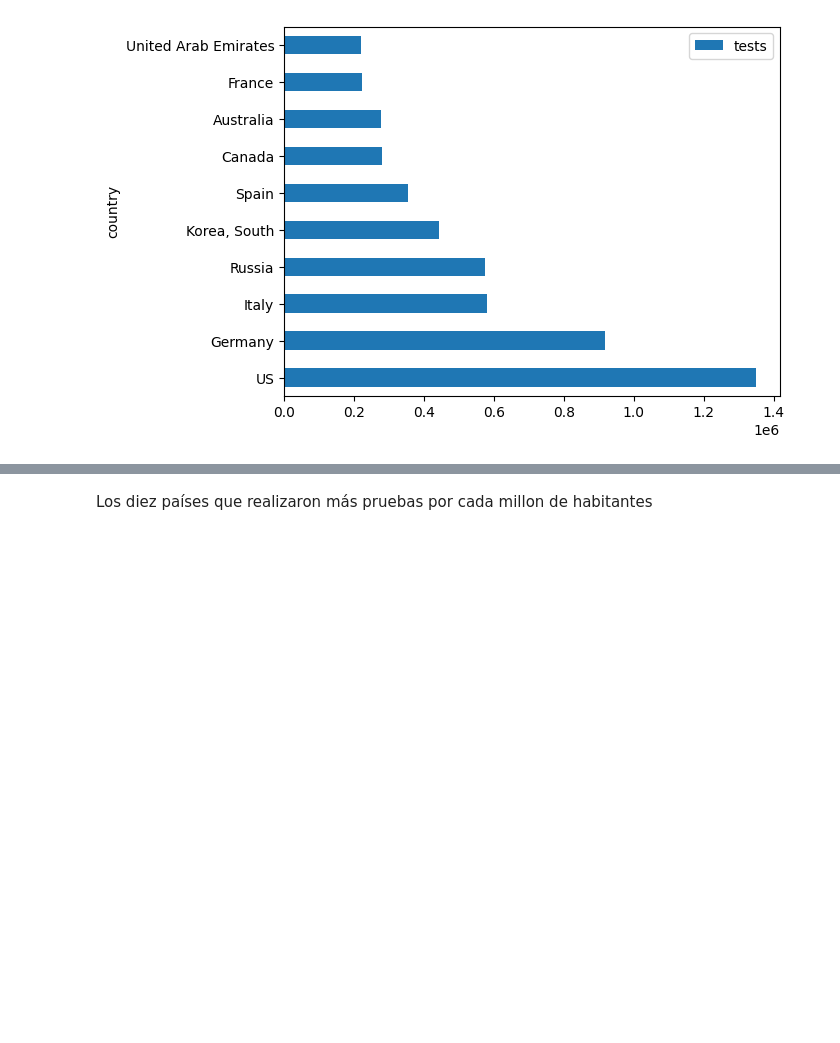
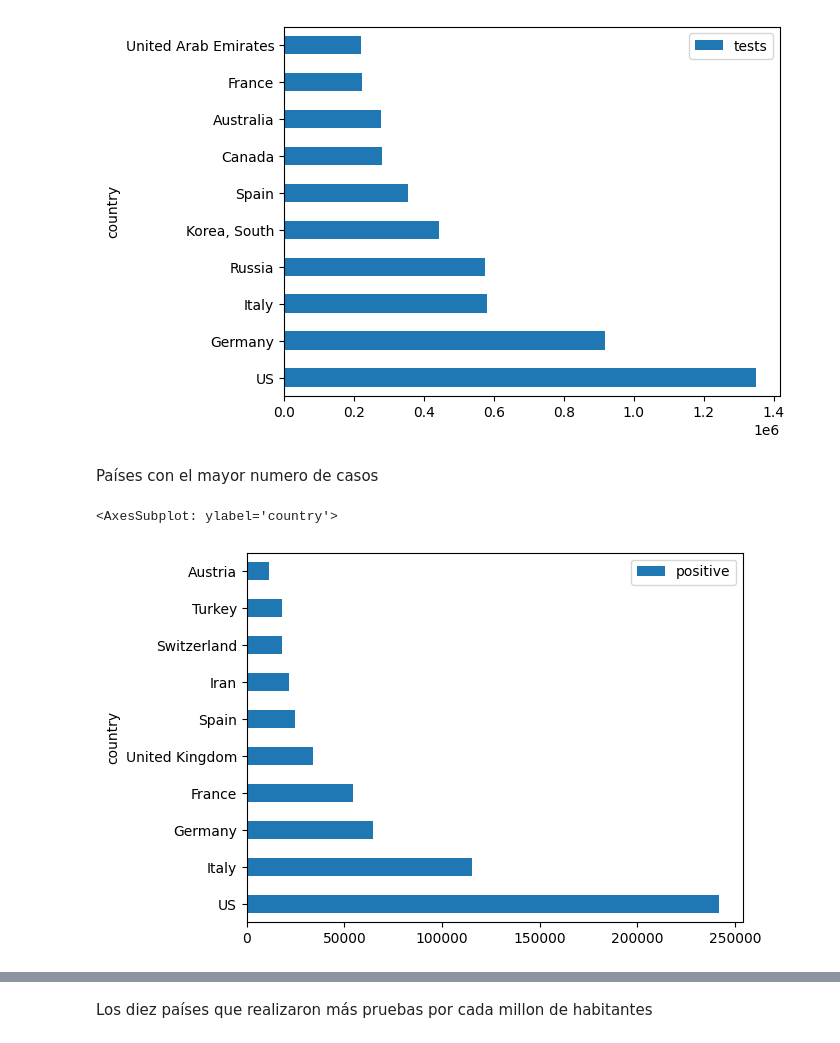
Before and after one commit to E2401/Python-Estadistica, a Jupyter notebook: examen_pye.ipynb, the cells around one changed output, grey strips where cells are left out. Saved outputs shown, nothing was run; the diff lists cells and outputs as text; code cells hidden in the pictures; blank space fills up the shorter version.

```diff
--- a/examen_pye.ipynb
+++ b/examen_pye.ipynb
@@ -175,3 +175,13 @@ plot_test.plot(kind='barh')
 # %% [output]
 <AxesSubplot: ylabel='country'>
 [figure]
+# %% [markdown]
+Países con el mayor numero de casos
+# %%
+plot_testpm = pd.DataFrame(df_c.groupby(by='country').positive.sum())
+plot_testpm = plot_testpm.sort_values("positive", ascending=False).head(10)
+
+plot_testpm.plot(kind='barh')
+# %% [output]
+<AxesSubplot: ylabel='country'>
+[figure, added]
```
Also changed, not shown: parts of 3 cells of this notebook.
